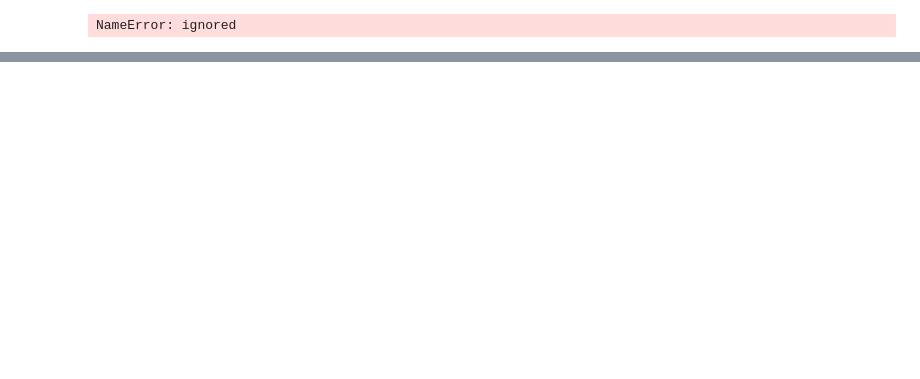
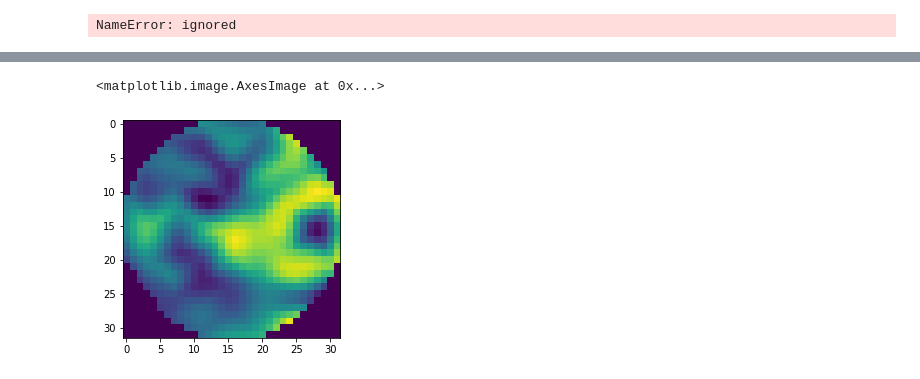
Before and after one commit to jamescavanagh/unpackAI, a Jupyter notebook: EEG_Alchoholism.ipynb, the cells around one changed output, grey strips where cells are left out. Cells and saved outputs as stored; diff of their text form; code cells hidden in the pictures; blank space fills up the shorter version.

```diff
--- a/EEG_Alchoholism.ipynb
+++ b/EEG_Alchoholism.ipynb
@@ -250,0 +739,2 @@ plt.yticks(x,(0,5,10,15,20,25,30,35,40,45,50,55,60))
+# %%
+example = final_dict1[7]
@@ -250,0 +769,7 @@ plt.yticks(x,(0,5,10,15,20,25,30,35,40,45,50,55,60))
+# %%
+
+# Theta grid
+plt.imshow(example[:,:,0])
+# %% [output]
+<matplotlib.image.AxesImage at 0x...>
+[figure, added]
```
Also changed, not shown: parts of 75 cells of this notebook.
